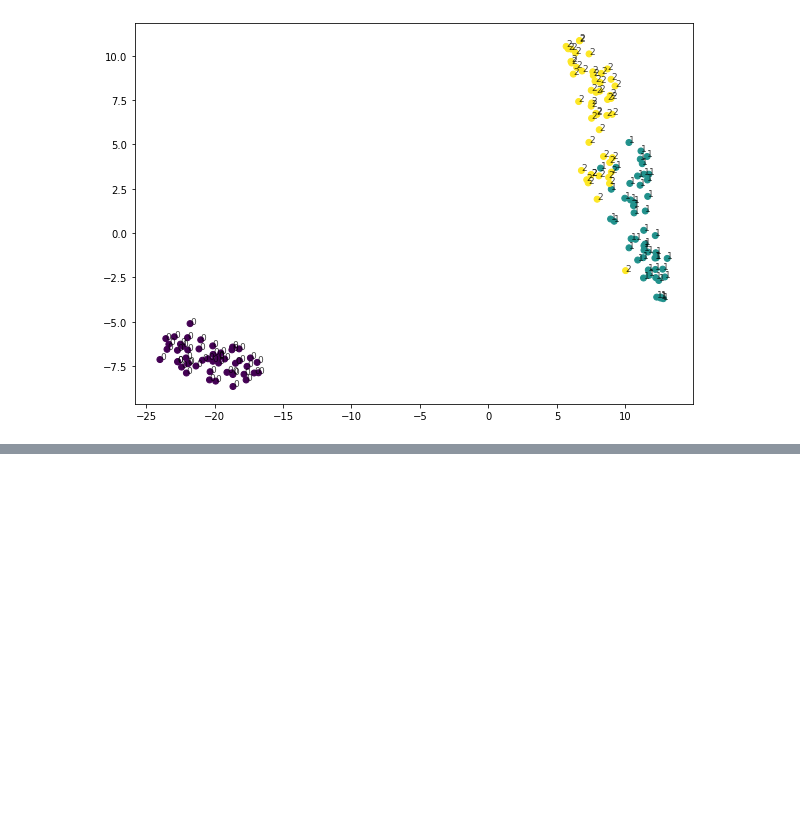
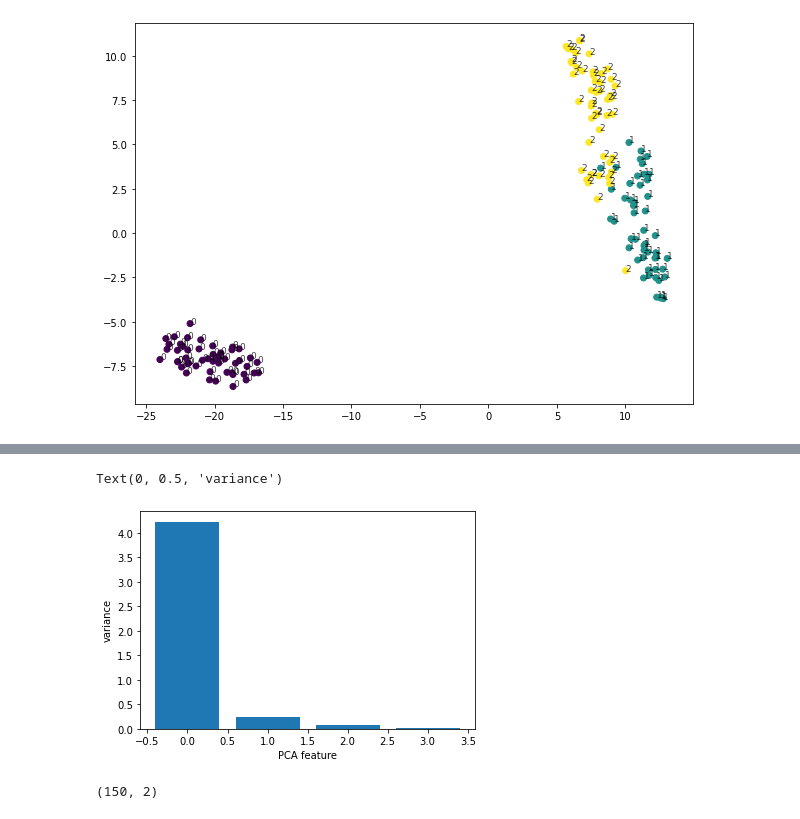
Before and after one commit to AkhilVinayakp/machine_Learning_Algorithms_python, a Jupyter notebook: ml_camp/unsuper.ipynb, the cells around one changed output, grey strips where cells are left out. Saved outputs shown, nothing was run; the diff lists cells and outputs as text; code cells hidden in the pictures; blank space fills up the shorter version.

```diff
--- a/ml_camp/unsuper.ipynb
+++ b/ml_camp/unsuper.ipynb
@@ -352,0 +461,17 @@ plt.show()
+# %%
+x = range(4)
+y = model.explained_variance_
+plt.bar(x,y)
+plt.xlabel('PCA feature')
+plt.ylabel('variance')
+# plt.xticks(load_iris().feature_names)
+# %% [output]
+Text(0, 0.5, 'variance')
+[figure, added]
+# %%
+# here only the first 2 are informative features so that the data can be reduced into 2 dimensions
+red_model = PCA(n_components=2)
+trans = red_model.fit_transform(load_iris().data)
+print(trans.shape)
+# %% [output]
+(150, 2)
```
Also changed, not shown: parts of 25 cells of this notebook.
